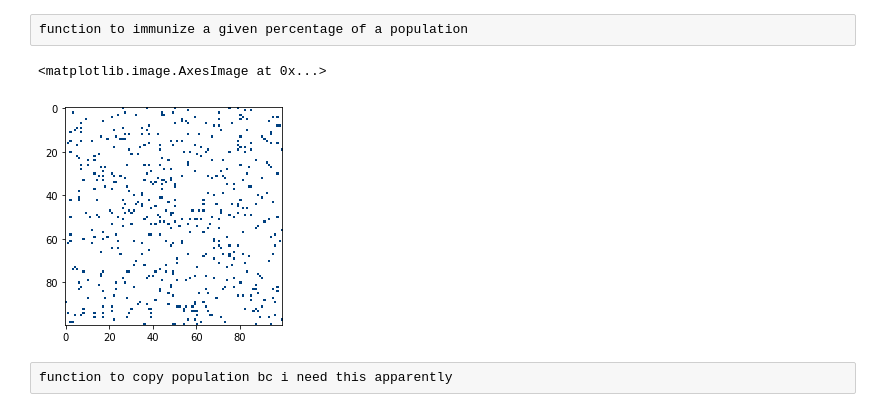
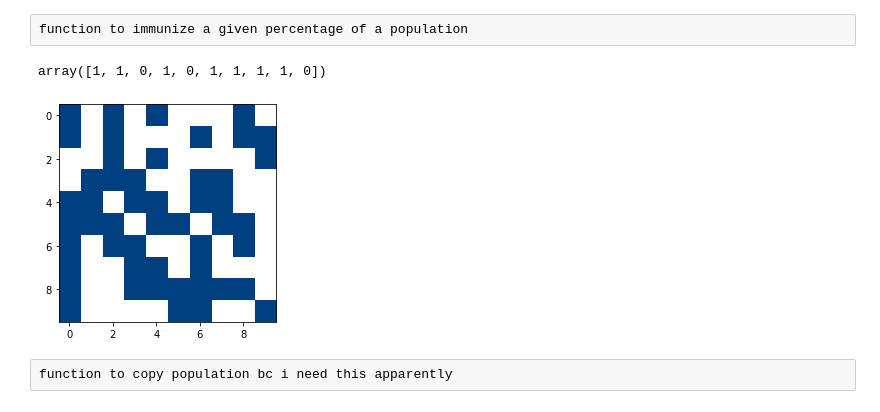
Before and after one commit to eekraus/PHYS250, a Jupyter notebook: final-project-eekraus/project.ipynb, the cells around one changed output. Saved outputs shown, nothing was run; the diff lists cells and outputs as text; code cells hidden in the pictures.

```diff
--- a/final-project-eekraus/project.ipynb
+++ b/final-project-eekraus/project.ipynb
@@ -19,7 +19,6 @@ def plotpop(population, left=0, right=0, bottom=0, top=0): #add value to axes
 
     cmap = plt.cm.ocean
     norm = plt.Normalize(-1, 1) #i will only have 3 values, so they'll always be the same colors
-    rgba = cmap(norm(data))
 
     im = ax.imshow(population, cmap=cmap, norm=norm, aspect = 'equal')
     return im
@@ -38,14 +37,16 @@ def randomperson(population):
     y = np.shape(population)[1]
     rn_x = rng.randint(0,x)
     rn_y = rng.randint(0,y)
-    person = (rn_x, rn_y)
+    person = rn_x, rn_y
     return person
 # %% [raw]
 function to set a person's value to 0, return new population
 # %%
 def immunize(population, person):
     new_val = 0
-    population[person] = new_val
+    p_x = person[0]
+    p_y = person[1]
+    population[p_x][p_y] = new_val
     return population
 # %% [raw]
 function to immunize a given percentage of a population
@@ -58,18 +59,23 @@ def percimmune(perc, population):
     i = 0
     while i < numimmune:
         r = randomperson(population)
-        while population[r] == 0:
+        r_x = r[0]
+        r_y = r[1]
+        while population[r_x][r_y] == 0:
             r = randomperson(population)
+            r_x = r[0]
+            r_y = r[1]
         population = immunize(population, r)
         i += 1
     return population
 # %%
-p = population(100,100)
-newp = percimmune(.05, p)
+p = population(10,10)
+newp = percimmune(.5, p)
 plotpop(newp)
+newp[2]
 # %% [output]
-<matplotlib.image.AxesImage at 0x...>
+array([1, 1, 0, 1, 0, 1, 1, 1, 1, 0])
-[figure, old version]
+[figure, new version]
 # %% [raw]
 function to copy population bc i need this apparently
 # %%
```
Also changed, not shown: parts of 15 cells of this notebook.
